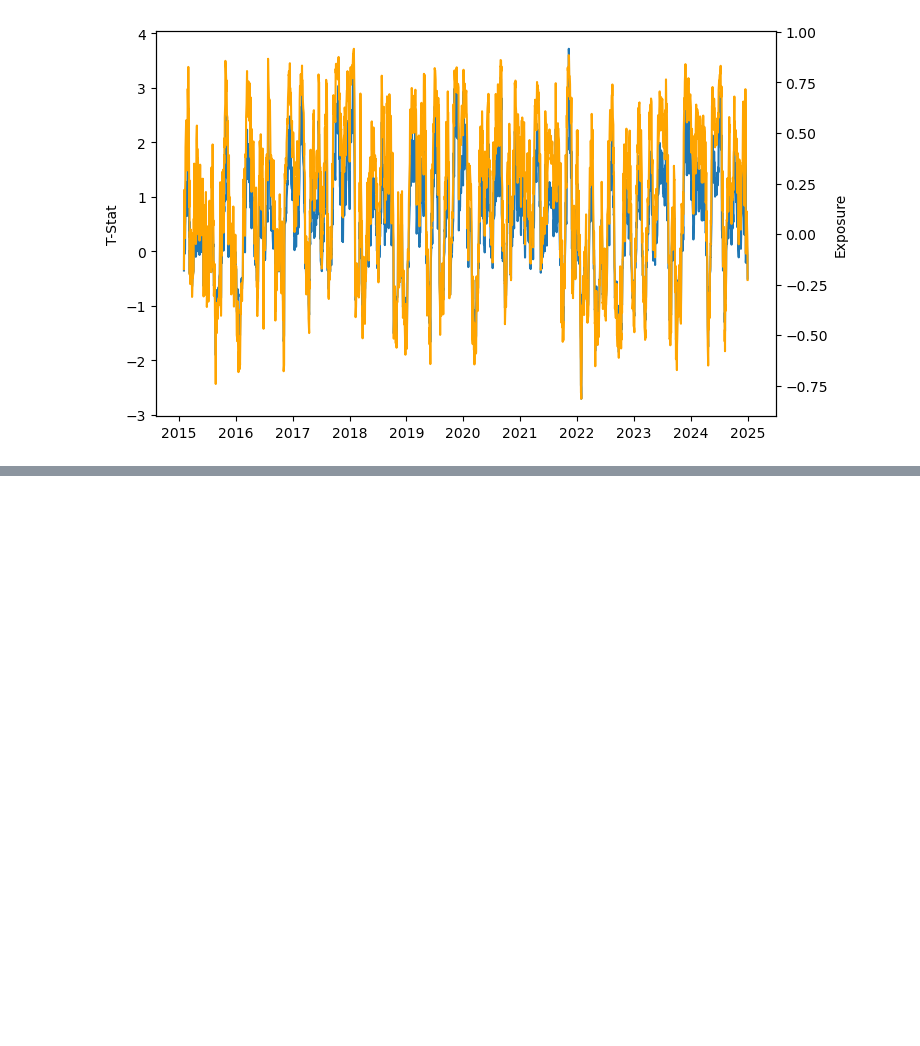
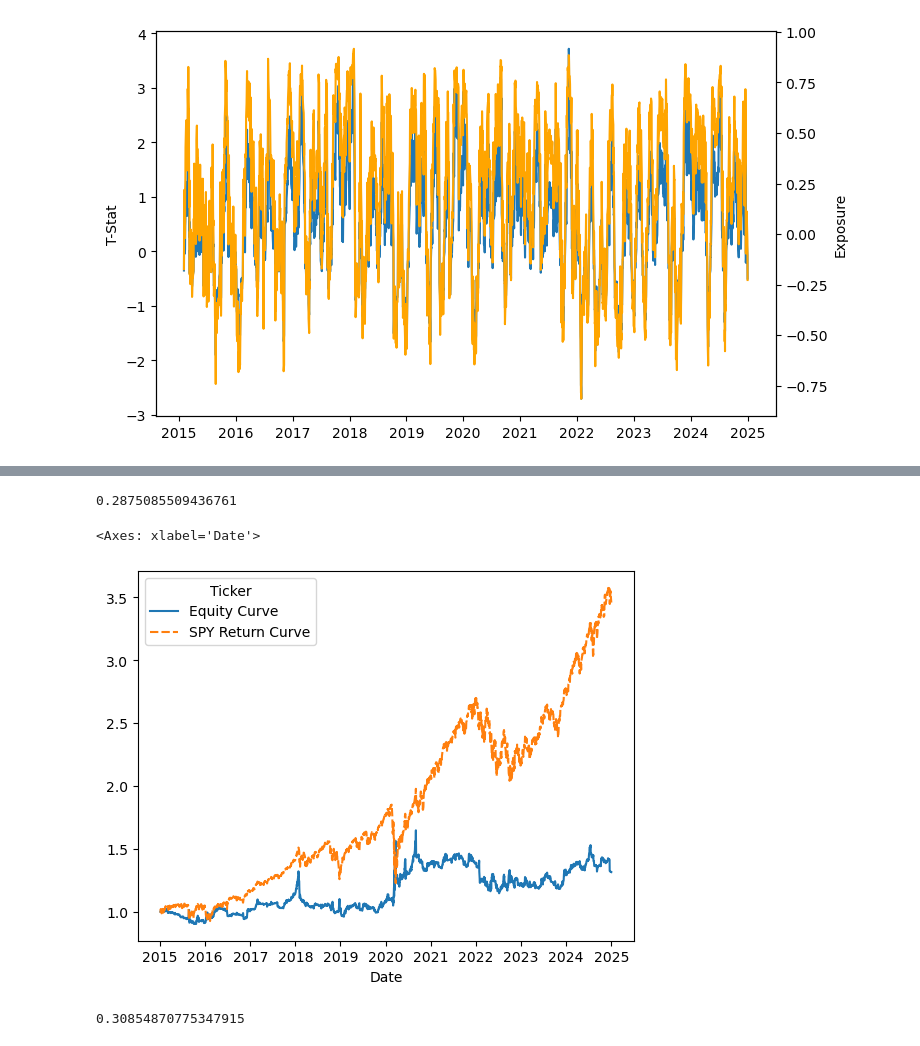
Before and after one commit to akshathp0/entropy-trading, a Jupyter notebook: validate_features.ipynb, the cells around one changed output, grey strips where cells are left out. Cells and saved outputs as stored; diff of their text form; code cells hidden in the pictures; blank space fills up the shorter version.

Commit message:
t-stat invalidated

```diff
--- a/validate_features.ipynb
+++ b/validate_features.ipynb
@@ -410,0 +421,17 @@ sns.lineplot(data = df[['Equity Curve', 'Pct Return']])
+# %%
+df['Expanding Entropy'].corr(df['Forward Vol'])
+# %% [output]
+0.2875085509436761
+# %%
+df['Exposure'] = df['T-Stat_20']
+df['Exposure'].clip(0, 1)
+
+df = backtest.run_backtest(df)
+sns.lineplot(data = df[['Equity Curve', 'SPY Return Curve']])
+# %% [output]
+<Axes: xlabel='Date'>
+[figure, added]
+# %%
+(df['Exposure'] < 0).mean()
+# %% [output]
+0.30854870775347915
```
Also changed, not shown: parts of 20 cells of this notebook.
